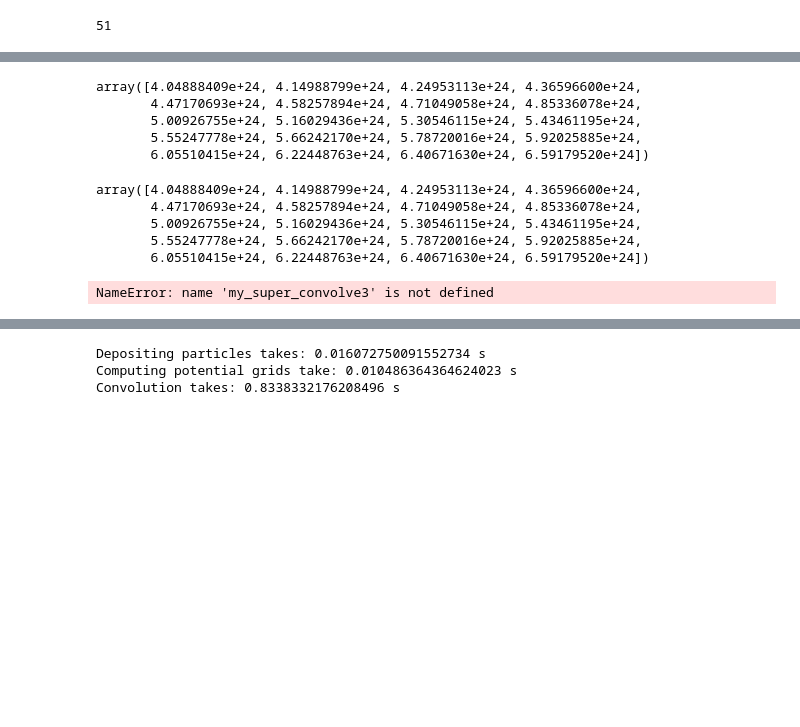
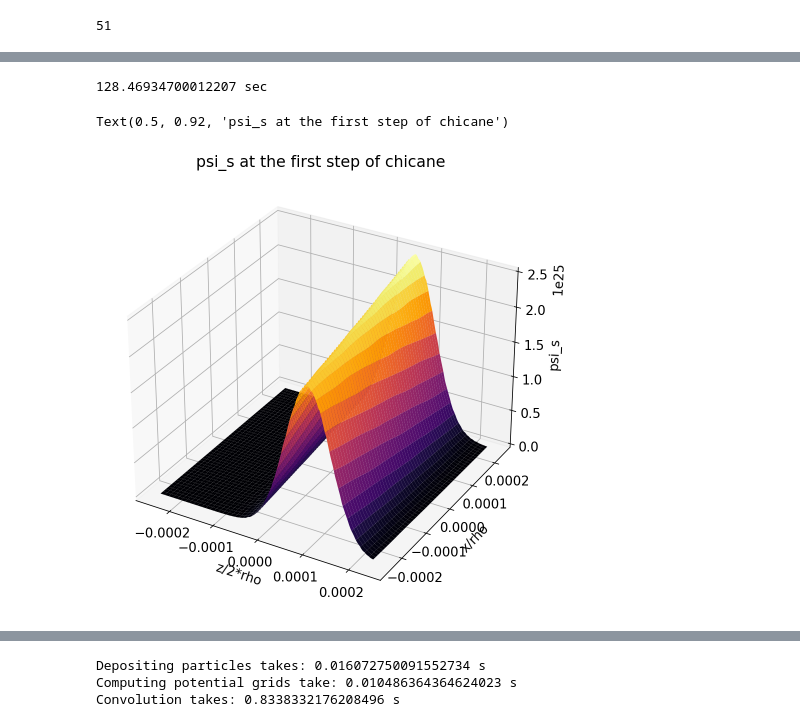
Before and after one commit to weiyuanlou/PyCSR2D, a Jupyter notebook: benchmarking/one_bend_transient/caseA.ipynb, the cells around one changed output, grey strips where cells are left out. Cells and saved outputs as stored; diff of their text form; code cells hidden in the pictures; blank space fills up the shorter version.

```diff
--- a/benchmarking/one_bend_transient/caseA.ipynb
+++ b/benchmarking/one_bend_transient/caseA.ipynb
@@ -379,18 +525,0 @@ Convolution takes: 0.26653242111206055 s
-# %%
-# Yunhai's beam
-
-zvec = wake_listA[0][0]
-
-plt.scatter(zvec*10**3,wake_listA[0][2], color='red', label='$\phi$='+str(phi_vec[0]), s=8 )
-plt.scatter(zvec*10**3,wake_listA[1][2], color='orange', label='$\phi$='+str(phi_vec[1]), s=8    )
-plt.scatter(zvec*10**3,wake_listA[2][2], color='yellow', label='$\phi$='+str(phi_vec[2]), s=8    )
-plt.scatter(zvec*10**3,wake_listA[3][2], color='green', label='$\phi$='+str(phi_vec[3]), s=8    )
-plt.scatter(zvec*10**3,wake_listA[4][2], color='blue', label='$\phi$='+str(phi_vec[4]), s=8    )
-plt.scatter(zvec*10**3,wake_listA[5][2], color='purple', label='$\phi$='+str(phi_vec[5]), s=8    )
-
-
-
-plt.xlabel('z(mm)', fontsize=16)
-plt.ylabel('CSR kick $(1/m^2)$', fontsize=16)
-plt.title('Ws_case_A(z) along x='+str(x_observe*1000)+' mm \n (Nz=600, Nx=500)',  fontsize=20)
-plt.legend()
@@ -623,0 +716,4 @@ Convolution takes: 0.26885294914245605 s
+# %%
+hhh, G1, G2= csr2d_kick_calc_case_A_test2(beam[4], beam[0], charges,
+    gamma=gamma, rho=rho, phi = 0.1/rho, x_observe = 1e-3,
+    nz=15, nx=12, debug=True)
@@ -735,20 +842,0 @@ array([4.04888409e+24, 4.14988799e+24, 4.24953113e+24, 4.36596600e+24,
-# %%
-c2[300:320]
-# %% [output]
-array([4.04888409e+24, 4.14988799e+24, 4.24953113e+24, 4.36596600e+24,
-       4.47170693e+24, 4.58257894e+24, 4.71049058e+24, 4.85336078e+24,
-       5.00926755e+24, 5.16029436e+24, 5.30546115e+24, 5.43461195e+24,
-       5.55247778e+24, 5.66242170e+24, 5.78720016e+24, 5.92025885e+24,
-       6.05510415e+24, 6.22448763e+24, 6.40671630e+24, 6.59179520e+24])
-# %%
-c3[300:320]
-# %% [output]
-array([4.04888409e+24, 4.14988799e+24, 4.24953113e+24, 4.36596600e+24,
-       4.47170693e+24, 4.58257894e+24, 4.71049058e+24, 4.85336078e+24,
-       5.00926755e+24, 5.16029436e+24, 5.30546115e+24, 5.43461195e+24,
-       5.55247778e+24, 5.66242170e+24, 5.78720016e+24, 5.92025885e+24,
-       6.05510415e+24, 6.22448763e+24, 6.40671630e+24, 6.59179520e+24])
-# %%
-c3 = my_super_convolve3(G1,G2, np.arange(600), 45)
-# %% [output]
-NameError: name 'my_super_convolve3' is not defined
@@ -754,0 +845,24 @@ NameError: name 'my_super_convolve3' is not defined
+# %%
+ccc = lambda ix2 : my_super_convolve2(G1, G2, np.arange(600), ix2)
+
+t1 = time.time()
+haha = np.array(list(map(ccc, np.arange(500))))
+t2 = time.time()
+print(t2-t1, 'sec')
+# %% [output]
+128.46934700012207 sec
+# %%
+from mpl_toolkits import mplot3d
+Z, X = np.meshgrid(zvec, xvec, indexing="ij")
+
+fig, ax = plt.subplots(figsize=(8,8))
+ax = plt.axes(projection='3d')
+#ax.contour3D(Z,X, psi_s_grid , 1000, cmap='inferno')
+ax.plot_surface(Z,X, haha.T, cmap='inferno')
+ax.set_xlabel('z/2*rho')
+ax.set_ylabel('x/rho')
+ax.set_zlabel('psi_s')
+ax.set_title('psi_s at the first step of chicane')
+# %% [output]
+Text(0.5, 0.92, 'psi_s at the first step of chicane')
+[figure, added]
```
Also changed, not shown: parts of 47 cells of this notebook, 5 other files.
